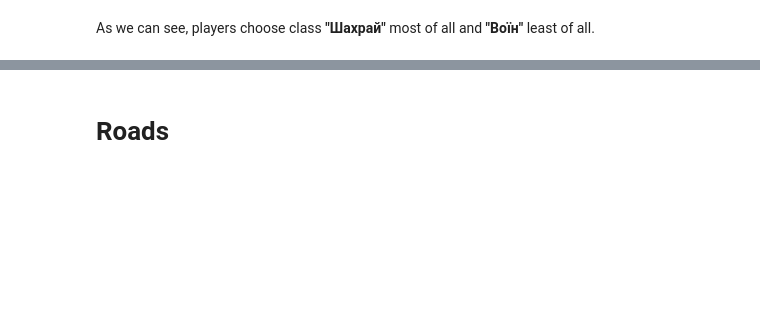
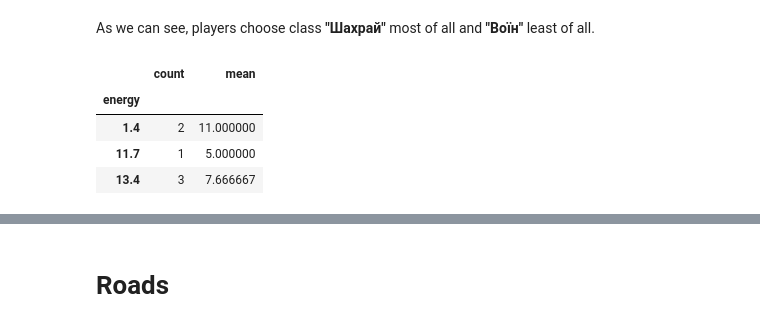
Before and after one commit to mezgoodle/TelegramiaStats, a Jupyter notebook: telegramia.ipynb, the cells around one changed output, grey strips where cells are left out. Cells and saved outputs as stored; diff of their text form; code cells hidden in the pictures; blank space fills up the shorter version.

```diff
--- a/telegramia.ipynb
+++ b/telegramia.ipynb
@@ -94,2 +104,10 @@ sns.countplot(df['to_obj'])
 # %% [markdown]
 As we can see, players choose class **"Шахрай"** most of all and **"Воїн"** least of all.
+# %%
+df.groupby('energy')['travelers'].agg(['count', 'mean'])
+# %% [output]
+|  | count | mean |
+| energy |  |  |
+| 1.4 | 2 | 11.000000 |
+| 11.7 | 1 | 5.000000 |
+| 13.4 | 3 | 7.666667 |
```
Also changed, not shown: parts of 7 cells of this notebook.
